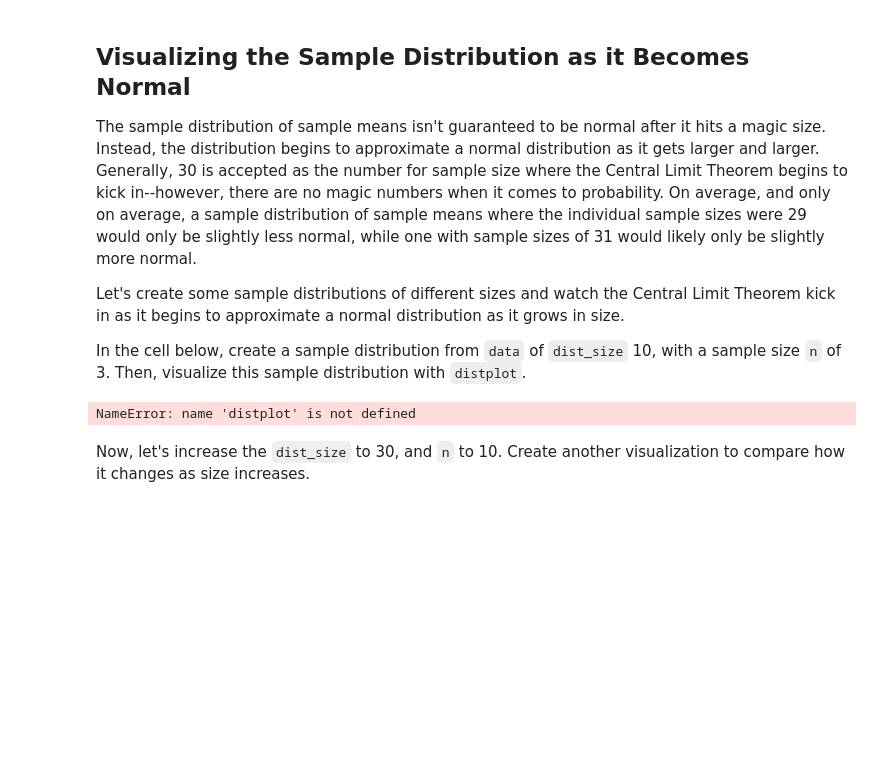
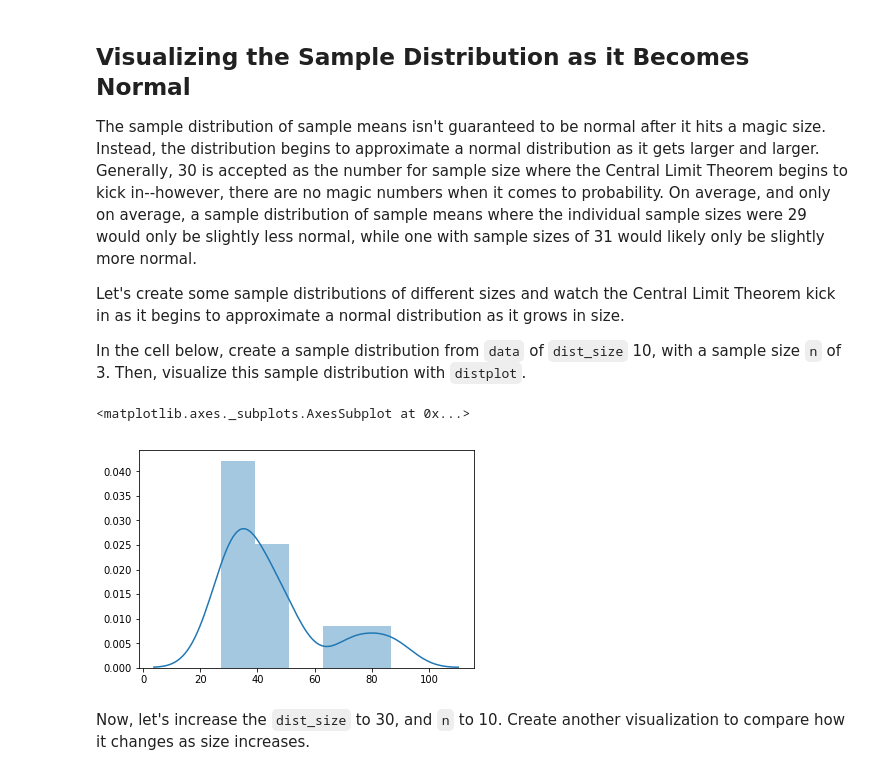
Before and after one commit to ConnorAnderson29/dsc-2-19-13-central-limit-theorem-lab-seattle-ds-career-040119, a Jupyter notebook: index.ipynb, the cells around one changed output. Cells and saved outputs as stored; diff of their text form; code cells hidden in the pictures; blank space fills up the shorter version.

```diff
--- a/index.ipynb
+++ b/index.ipynb
@@ -118,9 +118,10 @@ Let's create some sample distributions of different sizes and watch the Central
 In the cell below, create a sample distribution from `data` of `dist_size` 10, with a sample size `n` of 3. Then, visualize this sample distribution with `distplot`.
 # %%
 viz1= create_sample_distribution(df, dist_size=10, n=3)
-distplot(viz1)
+sns.distplot(viz1)
 # %% [output]
-NameError: name 'distplot' is not defined
+<matplotlib.axes._subplots.AxesSubplot at 0x...>
+[figure, added]
 # %% [markdown]
 Now, let's increase the `dist_size` to 30, and `n` to 10.  Create another visualization to compare how it changes as size increases.
 # %% [markdown]
```
